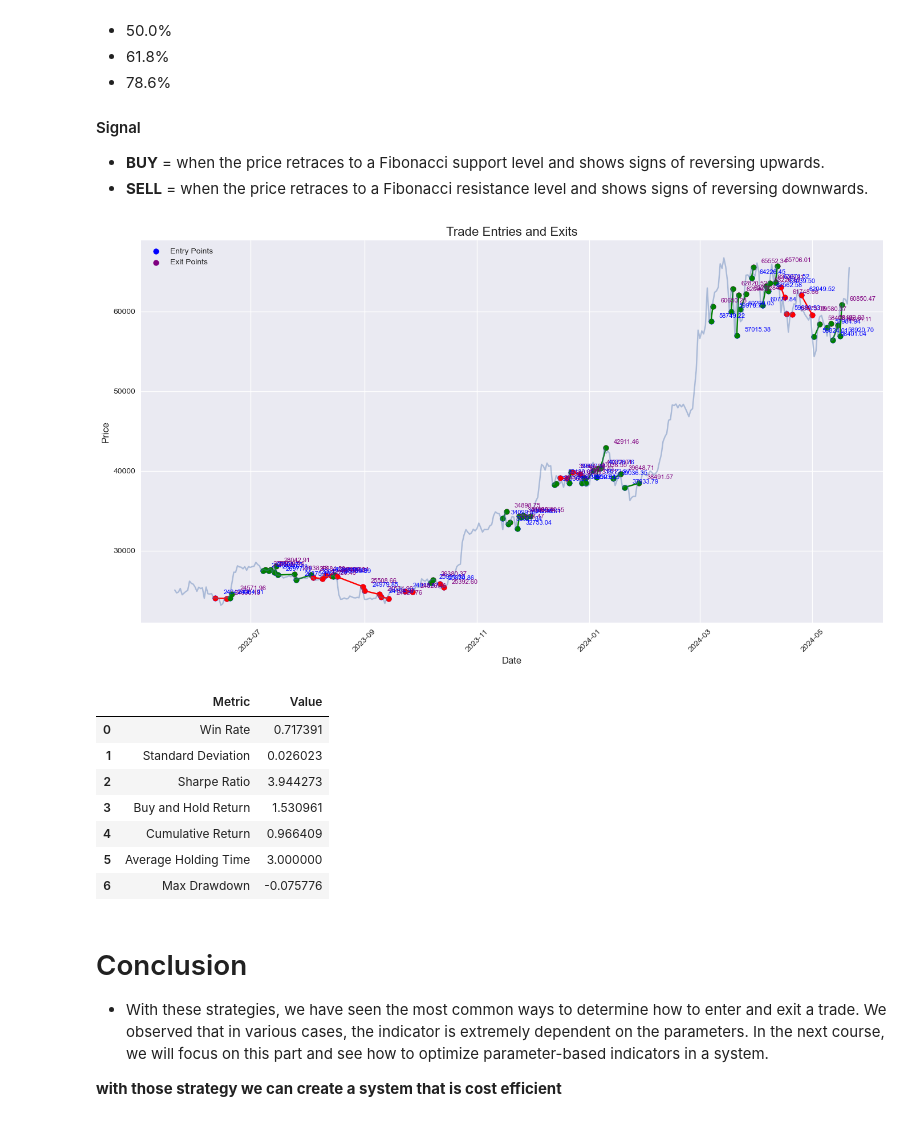
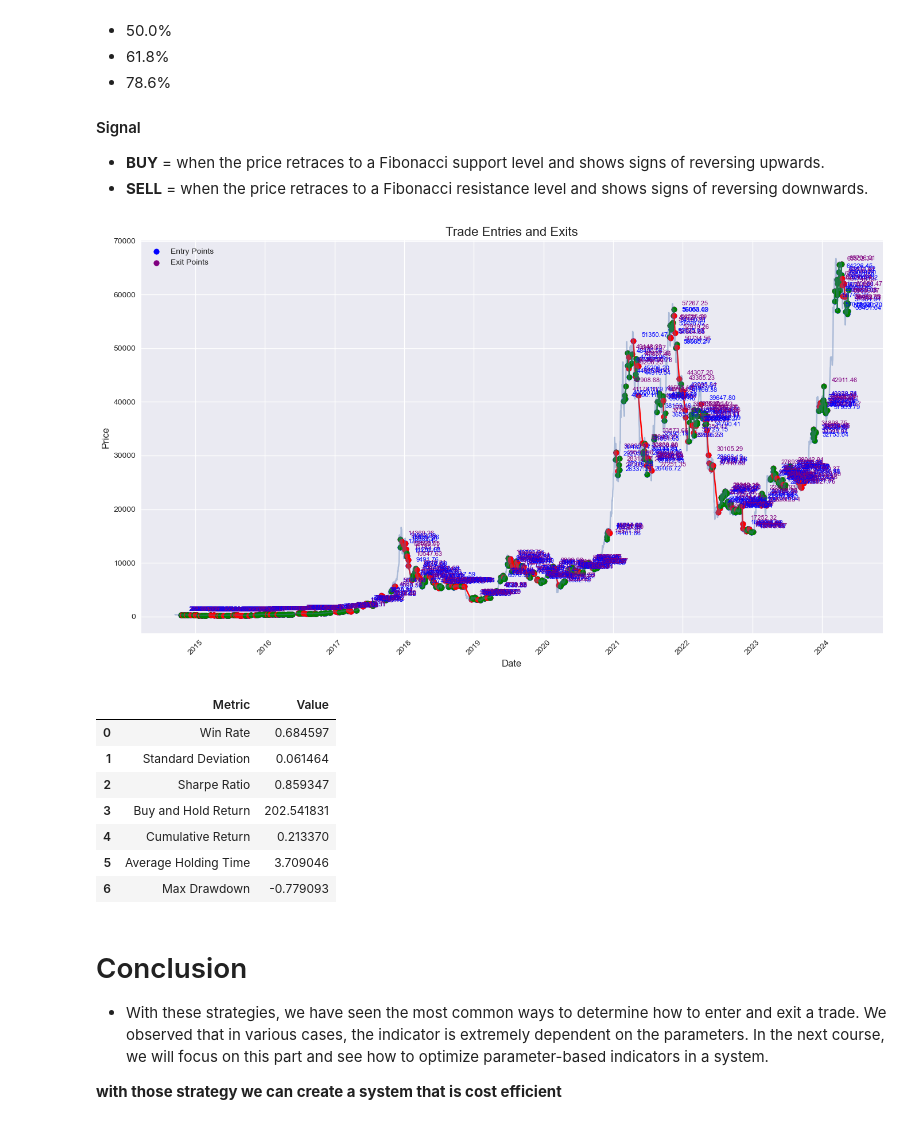
Before and after one commit to datadham/TradingStrategy, a Jupyter notebook: notebooks/03_StrategyOverview.ipynb, the cells around one changed output. Cells and saved outputs as stored; diff of their text form; code cells hidden in the pictures.

```diff
--- a/notebooks/03_StrategyOverview.ipynb
+++ b/notebooks/03_StrategyOverview.ipynb
@@ -46,4 +45,0 @@ BTC-EUR: No timezone found, symbol may be delisted
-# %%
-hist = pd.read_csv('BTC-EUR.csv')
-hist['Date'] = pd.to_datetime(hist['Date'])
-hist = hist.set_index('Date')
@@ -401,7 +401,7 @@ The Bollinger Bands strategy involves three main components:
 - **BUY** = when the price crosses above the lower band.
 - **SELL** = when the price crosses below the upper band.
 # %%
-def calculate_bollinger_bands(df, window=10, num_std_dev=2):
+def calculate_bollinger_bands(df, window=20, num_std_dev=2):
     df['Middle_Band'] = df['Close'].rolling(window=window).mean()
     df['Std_Dev'] = df['Close'].rolling(window=window).std()
     df['Upper_Band'] = df['Middle_Band'] + (df['Std_Dev'] * num_std_dev)
@@ -624,26 +624,26 @@ def apply_strategy(df):
             trade = {}
     return df, trades
 # %%
-df = calculate_fibonacci_retracement(hist,window=20)
+df = calculate_fibonacci_retracement(hist)
 df = generate_fibonacci_signals(df)
 df, trades = apply_strategy(df)
 # %%
 trades = pd.DataFrame(trades)
 # %%
-showtrades(trades = trades,Close = hist['Close'], annot=True)
+showtrades(trades = trades.dropna(),Close = hist['Close'], annot=True)
 # %% [output]
-[figure, old version]
+[figure, new version]
 # %%
 performance_df(trades)
 # %% [output]
 |  | Metric | Value |
-| 0 | Win Rate | 0.717391 |
-| 1 | Standard Deviation | 0.026023 |
-| 2 | Sharpe Ratio | 3.944273 |
-| 3 | Buy and Hold Return | 1.530961 |
-| 4 | Cumulative Return | 0.966409 |
-| 5 | Average Holding Time | 3.000000 |
-| 6 | Max Drawdown | -0.075776 |
+| 0 | Win Rate | 0.684597 |
+| 1 | Standard Deviation | 0.061464 |
+| 2 | Sharpe Ratio | 0.859347 |
+| 3 | Buy and Hold Return | 202.541831 |
+| 4 | Cumulative Return | 0.213370 |
+| 5 | Average Holding Time | 3.709046 |
+| 6 | Max Drawdown | -0.779093 |
 # %% [markdown]
 # Conclusion
 
```
Also changed, not shown: parts of 12 cells of this notebook, 1 other file.
